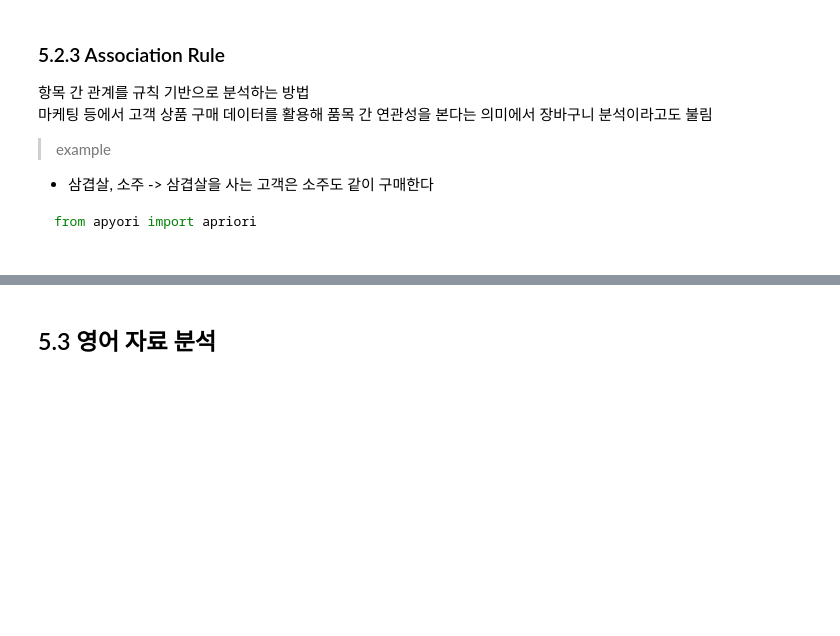
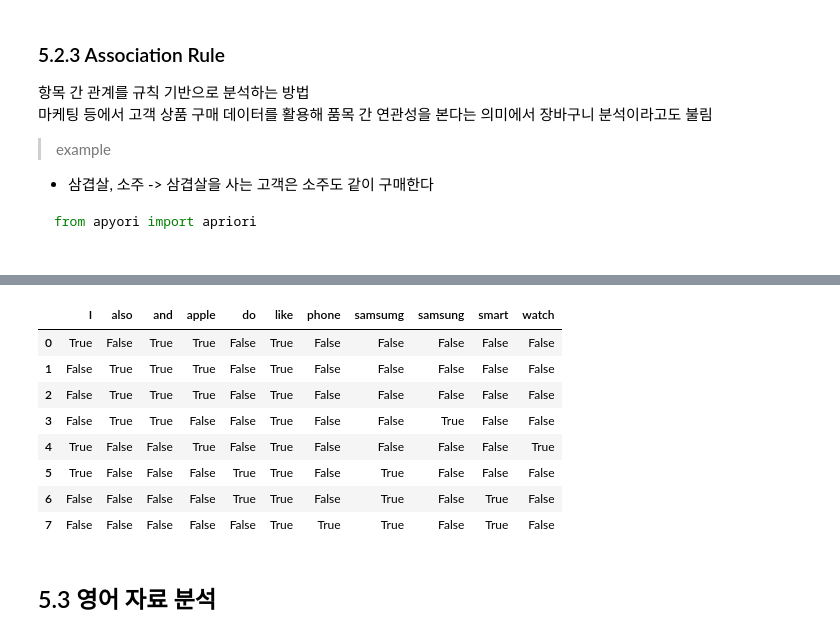
Before and after one commit to fusiontwo/BigDataAnalyticsBasic, a Jupyter notebook: bigdata2/day08.ipynb, the cells around one changed output, grey strips where cells are left out. Cells and saved outputs as stored; diff of their text form; code cells hidden in the pictures; blank space fills up the shorter version.

````diff
--- a/bigdata2/day08.ipynb
+++ b/bigdata2/day08.ipynb
@@ -706,3 +704,13 @@ data = pd.DataFrame(te_result, columns=np.unique(words))
 itemset = apriori(data, min_support=0.5, use_colnames=True)
 association_rules(itemset, metric='confidence', min_threshold=0.5)
 ```
+# %%
+documents = ['I like apple and also like samsung', 'I like apple watch', 'I do like samsumg smart phone', 'I hate phone']
+# %%
+splitted_documents = [document.split() for document in documents]
+# %%
+window_size = 4
+words_windows = []
+for splitted_document in splitted_documents:
+    word_window = [splitted_document[i: i+window_size] for i in range(len(splitted_document)-(window_size-1))]
+    words_windows.extend(word_window)
@@ -708,0 +728,6 @@ association_rules(itemset, metric='confidence', min_threshold=0.5)
+# %%
+transaction_encoder = TransactionEncoder()
+te_result = transaction_encoder.fit_transform(words_windows)
+data = pd.DataFrame(te_result, columns=transaction_encoder.columns_)
+itemset = apriori(data, min_support=0.5, use_colnames=True)
+association_rules(itemset, metric='confidence', min_threshold=0.5)
@@ -709,2 +749,14 @@ association_rules(itemset, metric='confidence', min_threshold=0.5)
+# %%
+data
+# %% [output]
+|  | I | also | and | apple | do | like | phone | samsumg | samsung | smart | watch |
+| 0 | True | False | True | True | False | True | False | False | False | False | False |
+| 1 | False | True | True | True | False | True | False | False | False | False | False |
+| 2 | False | True | True | True | False | True | False | False | False | False | False |
+| 3 | False | True | True | False | False | True | False | False | True | False | False |
+| 4 | True | False | False | True | False | True | False | False | False | False | True |
+| 5 | True | False | False | False | True | True | False | True | False | False | False |
+| 6 | False | False | False | False | True | True | False | True | False | True | False |
+| 7 | False | False | False | False | False | True | True | True | False | True | False |
 # %% [markdown]
 ## 5.3 영어 자료 분석
````
Also changed, not shown: parts of 53 cells of this notebook, 4 other files.
